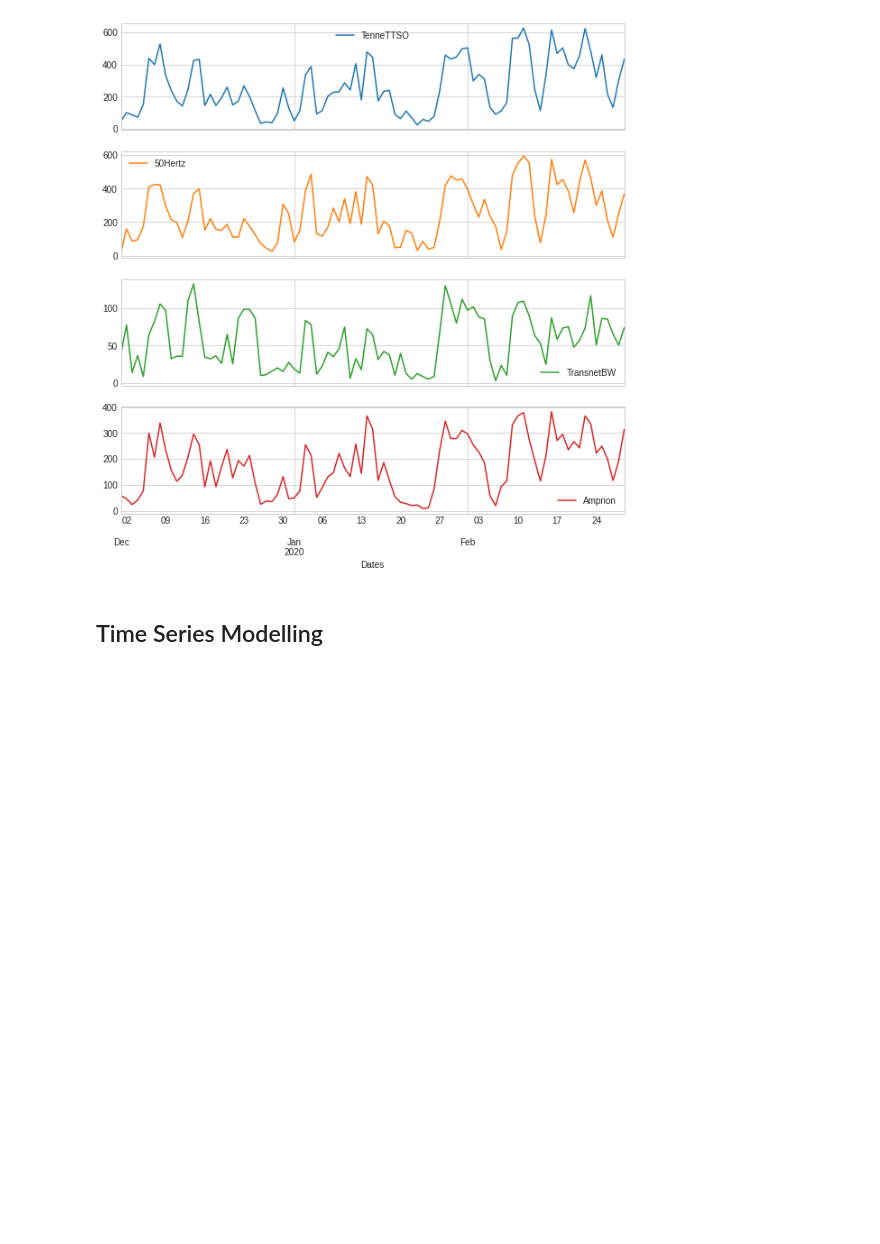
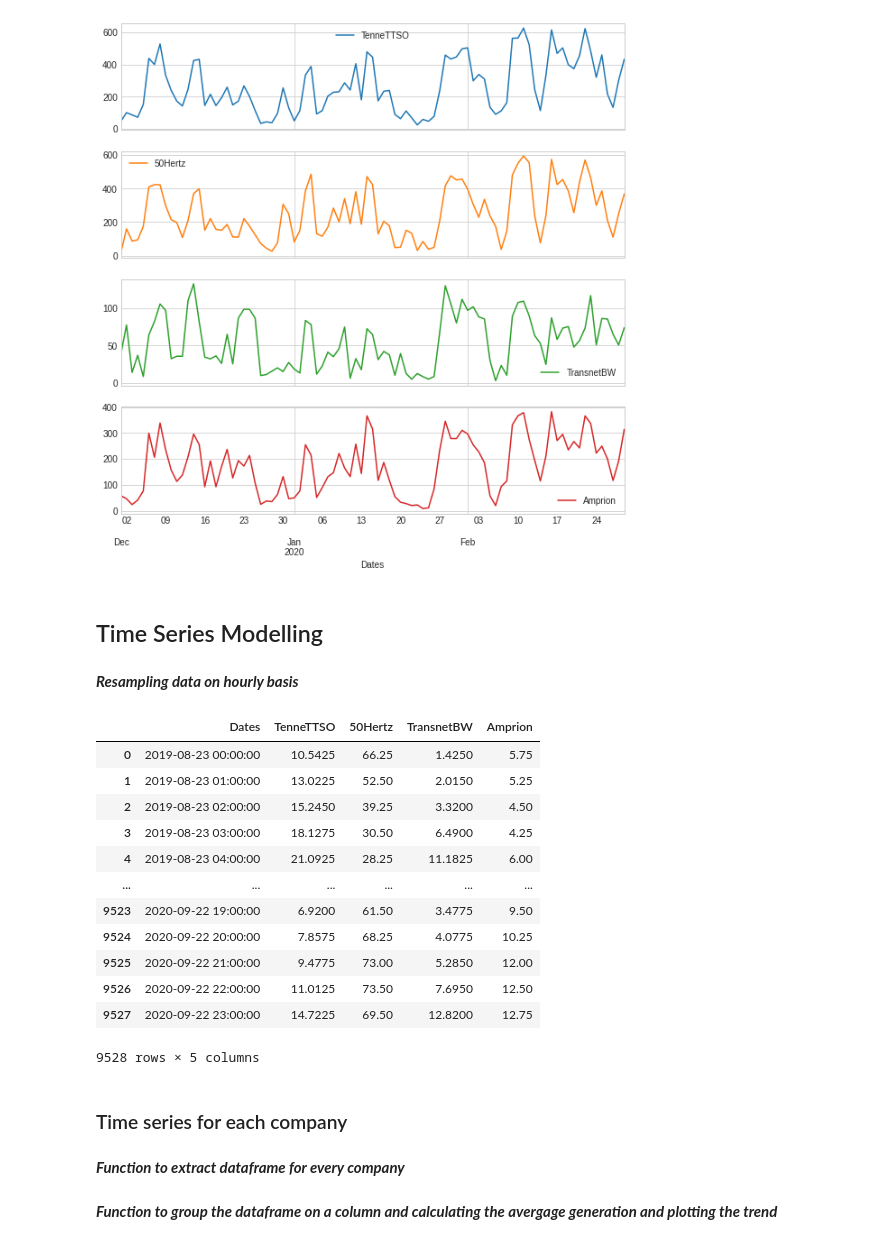
Before and after one commit to behlvaibhav/Wind-Power-Generation, a Jupyter notebook: wind-power-generation.ipynb, the cells around one changed output. Saved outputs shown, nothing was run; the diff lists cells and outputs as text; code cells hidden in the pictures; blank space fills up the shorter version.

```diff
--- a/wind-power-generation.ipynb
+++ b/wind-power-generation.ipynb
@@ -296,3 +296,26 @@ array([<AxesSubplot:xlabel='Dates'>, <AxesSubplot:xlabel='Dates'>,
 [figure]
 # %% [markdown]
 ## Time Series Modelling
+# %% [markdown]
+***Resampling data on hourly basis***
+# %%
+wind_df_h = wind_df.resample('H', on ='Dates').mean().reset_index()
+wind_df_h
+# %% [output]
+|  | Dates | TenneTTSO | 50Hertz | TransnetBW | Amprion |
+| 0 | 2019-08-23 00:00:00 | 10.5425 | 66.25 | 1.4250 | 5.75 |
+| 1 | 2019-08-23 01:00:00 | 13.0225 | 52.50 | 2.0150 | 5.25 |
+| 2 | 2019-08-23 02:00:00 | 15.2450 | 39.25 | 3.3200 | 4.50 |
+| 3 | 2019-08-23 03:00:00 | 18.1275 | 30.50 | 6.4900 | 4.25 |
+| 4 | 2019-08-23 04:00:00 | 21.0925 | 28.25 | 11.1825 | 6.00 |
+| ... | ... | ... | ... | ... | ... |
+| 9523 | 2020-09-22 19:00:00 | 6.9200 | 61.50 | 3.4775 | 9.50 |
+| 9524 | 2020-09-22 20:00:00 | 7.8575 | 68.25 | 4.0775 | 10.25 |
+| 9525 | 2020-09-22 21:00:00 | 9.4775 | 73.00 | 5.2850 | 12.00 |
+| 9526 | 2020-09-22 22:00:00 | 11.0125 | 73.50 | 7.6950 | 12.50 |
+| 9527 | 2020-09-22 23:00:00 | 14.7225 | 69.50 | 12.8200 | 12.75 |
+9528 rows × 5 columns
+# %% [markdown]
+### Time series for each company
+# %% [markdown]
+***Function to extract dataframe for every company***
@@ -298,0 +327,2 @@ array([<AxesSubplot:xlabel='Dates'>, <AxesSubplot:xlabel='Dates'>,
+# %% [markdown]
+***Function to group the dataframe on a column and calculating the avergage generation and plotting the trend***
```
Also changed, not shown: parts of 10 cells of this notebook.
